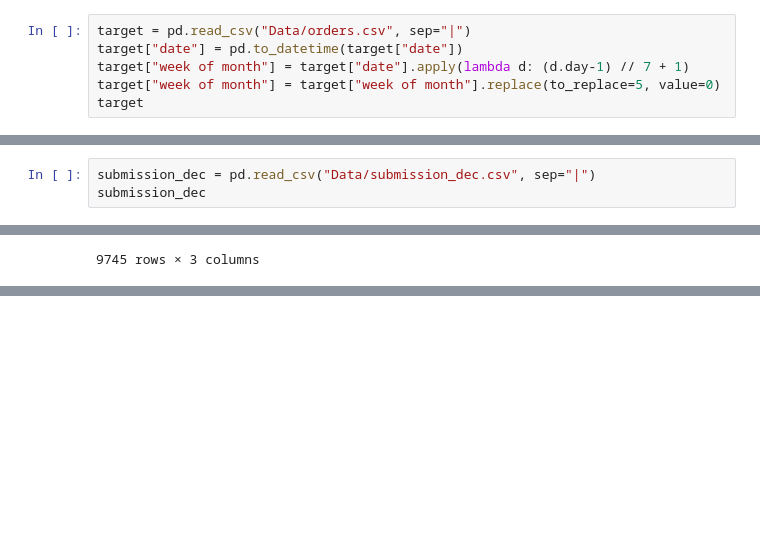
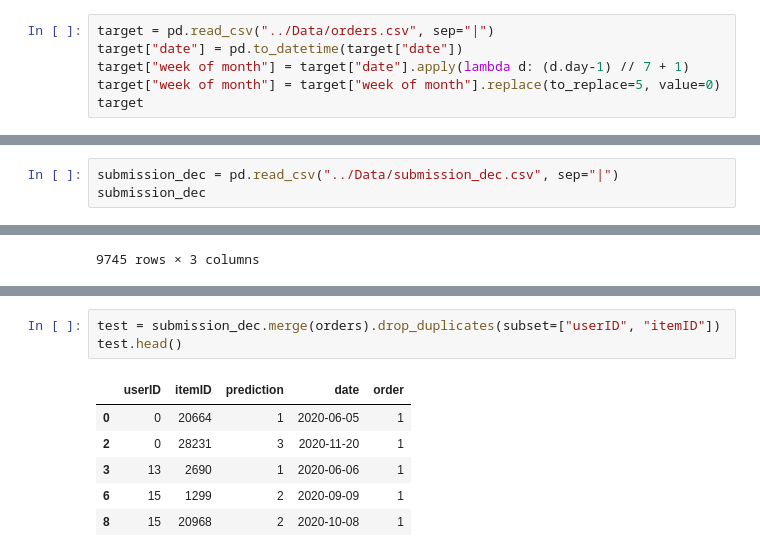
Before and after one commit to aldietri/Data-Mining-Cup-2022, a Jupyter notebook: EDA/Alex/Alex.ipynb, the cells around one changed output, grey strips where cells are left out. Drawn from its saved outputs; the diff is of its cells as text; blank space fills up the shorter version.

```diff
--- a/EDA/Alex.ipynb
+++ b/EDA/Alex/Alex.ipynb
@@ -189,7 +187,7 @@ sns.heatmap(features[features.columns].corr(), annot=True)
 <AxesSubplot:>
 [figure]
 # %%
-target = pd.read_csv("Data/orders.csv", sep="|")
+target = pd.read_csv("../Data/orders.csv", sep="|")
 target["date"] = pd.to_datetime(target["date"])
 target["week of month"] = target["date"].apply(lambda d: (d.day-1) // 7 + 1)
 target["week of month"] = target["week of month"].replace(to_replace=5, value=0)
@@ -218,7 +216,7 @@ target["week of month"].value_counts()
 0     99247
 Name: week of month, dtype: int64
 # %%
-submission_dec = pd.read_csv("Data/submission_dec.csv", sep="|")
+submission_dec = pd.read_csv("../Data/submission_dec.csv", sep="|")
 submission_dec
 # %% [output]
 |  | userID | itemID | prediction |
@@ -259,0 +279,10 @@ estimator = LogisticRegression()
+# %%
+test = submission_dec.merge(orders).drop_duplicates(subset=["userID", "itemID"])
+test.head()
+# %% [output]
+|  | userID | itemID | prediction | date | order |
+| 0 | 0 | 20664 | 1 | 2020-06-05 | 1 |
+| 2 | 0 | 28231 | 3 | 2020-11-20 | 1 |
+| 3 | 13 | 2690 | 1 | 2020-06-06 | 1 |
+| 6 | 15 | 1299 | 2 | 2020-09-09 | 1 |
+| 8 | 15 | 20968 | 2 | 2020-10-08 | 1 |
```
Also changed, not shown: parts of 5 cells of this notebook, 3 other files.
